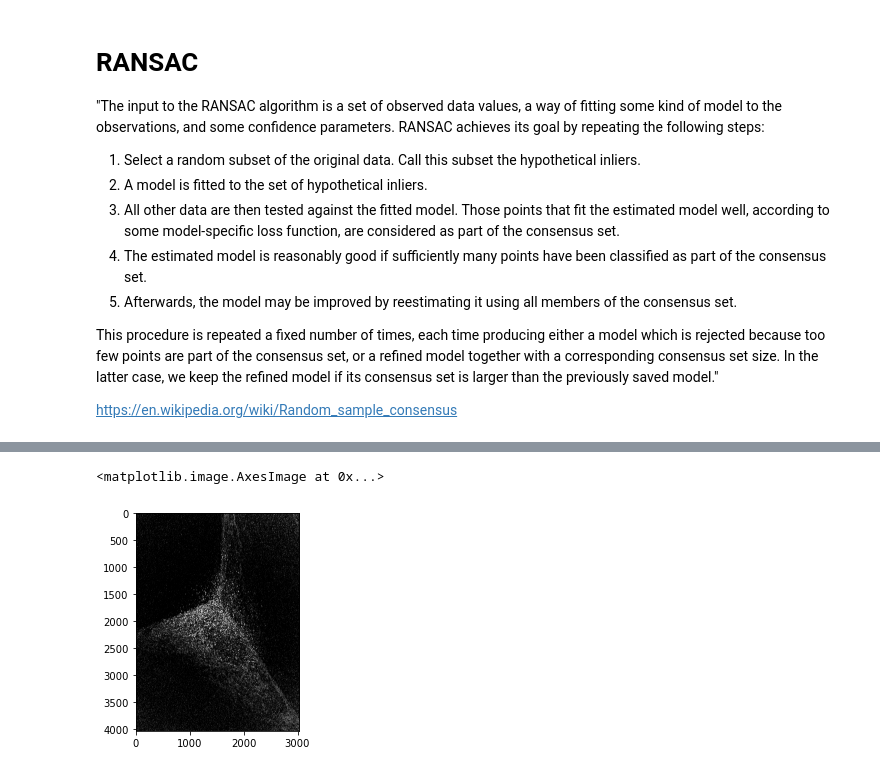
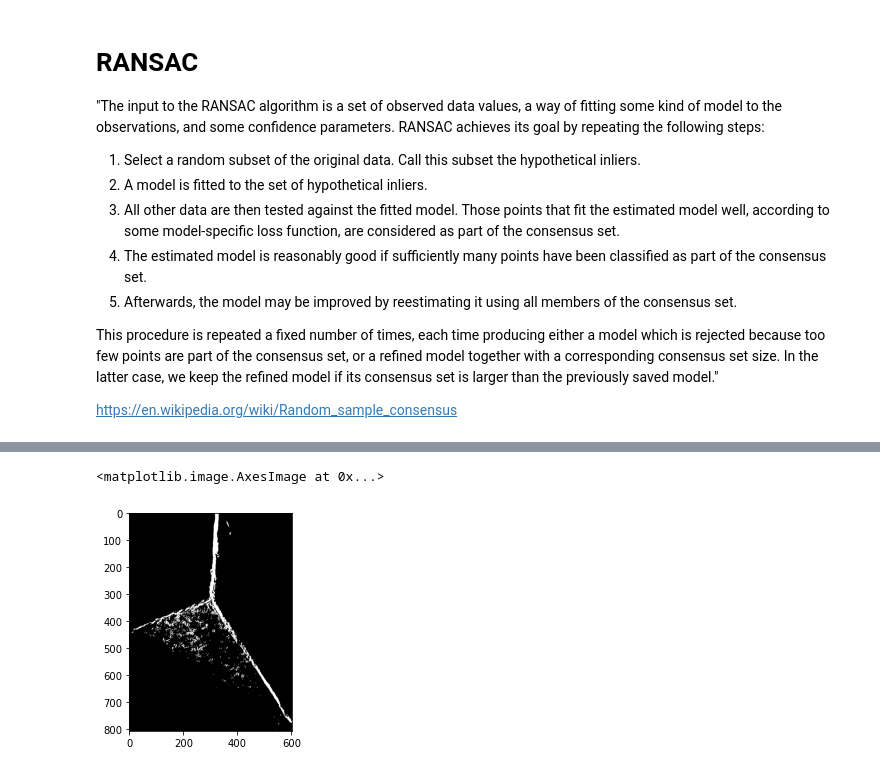
Before and after one commit to Tsmorz/computer-vision, a Jupyter notebook: Project 2/CV Project 2.ipynb, the cells around one changed output, grey strips where cells are left out. Drawn from its saved outputs; the diff is of its cells as text; code cells hidden in the pictures.

Commit message:
real image testing

```diff
--- a/Project 2/CV Project 2.ipynb
+++ b/Project 2/CV Project 2.ipynb
@@ -230,8 +83,0 @@ plt.imshow(gray, cmap='gray')
-# %%
-grad = gradientMag(gray)
-threshold = 0.1
-mask = 1*( grad >= threshold*np.amax(grad))
-plt.imshow(mask, cmap='gray')
-# %% [output]
-<matplotlib.image.AxesImage at 0x...>
-[figure, removed]
@@ -237,0 +168,26 @@ plt.imshow(mask, cmap='gray')
+# %%
+file = 'edges.jpg'
+im = Image.open(file)
+
+r,c = im.size
+r = np.int(np.floor(r/5))
+c = np.int(np.floor(c/5))
+
+im = im.resize((r,c))
+gray = rgb2gray(im)
+# %%
+dim = 7
+box = np.ones([dim,dim])/dim**2
+
+smooth = nd.convolve(gray,box)
+
+Ix = Sobelx(smooth)
+Iy = Sobely(smooth)
+mag = np.sqrt(Ix**2+Iy**2)
+
+threshold = 0.25
+mask = 1*( mag >= threshold*np.amax(mag))
+plt.imshow(mask, cmap='gray')
+# %% [output]
+<matplotlib.image.AxesImage at 0x...>
+[figure, added]
```
Also changed, not shown: parts of 9 cells of this notebook.
